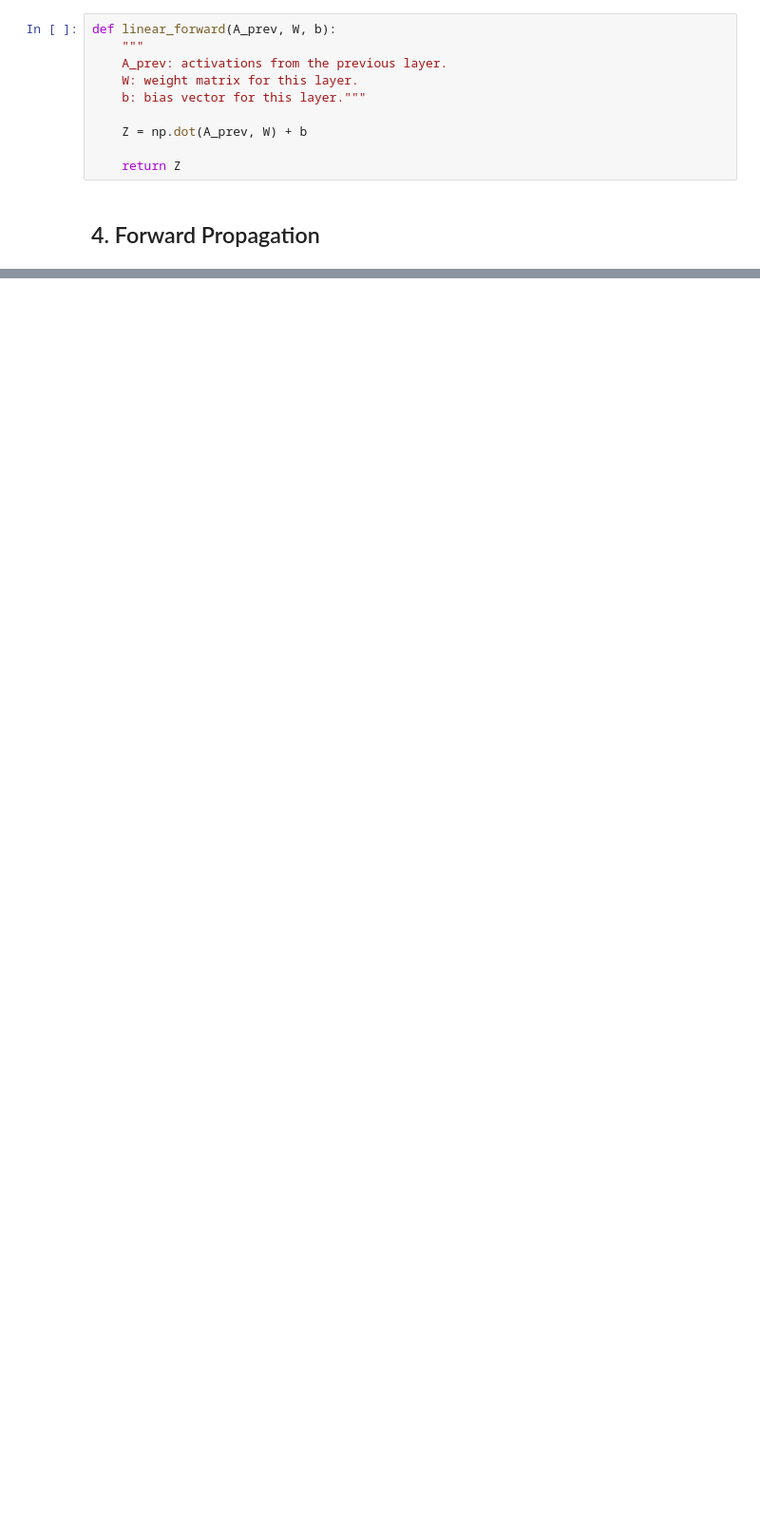
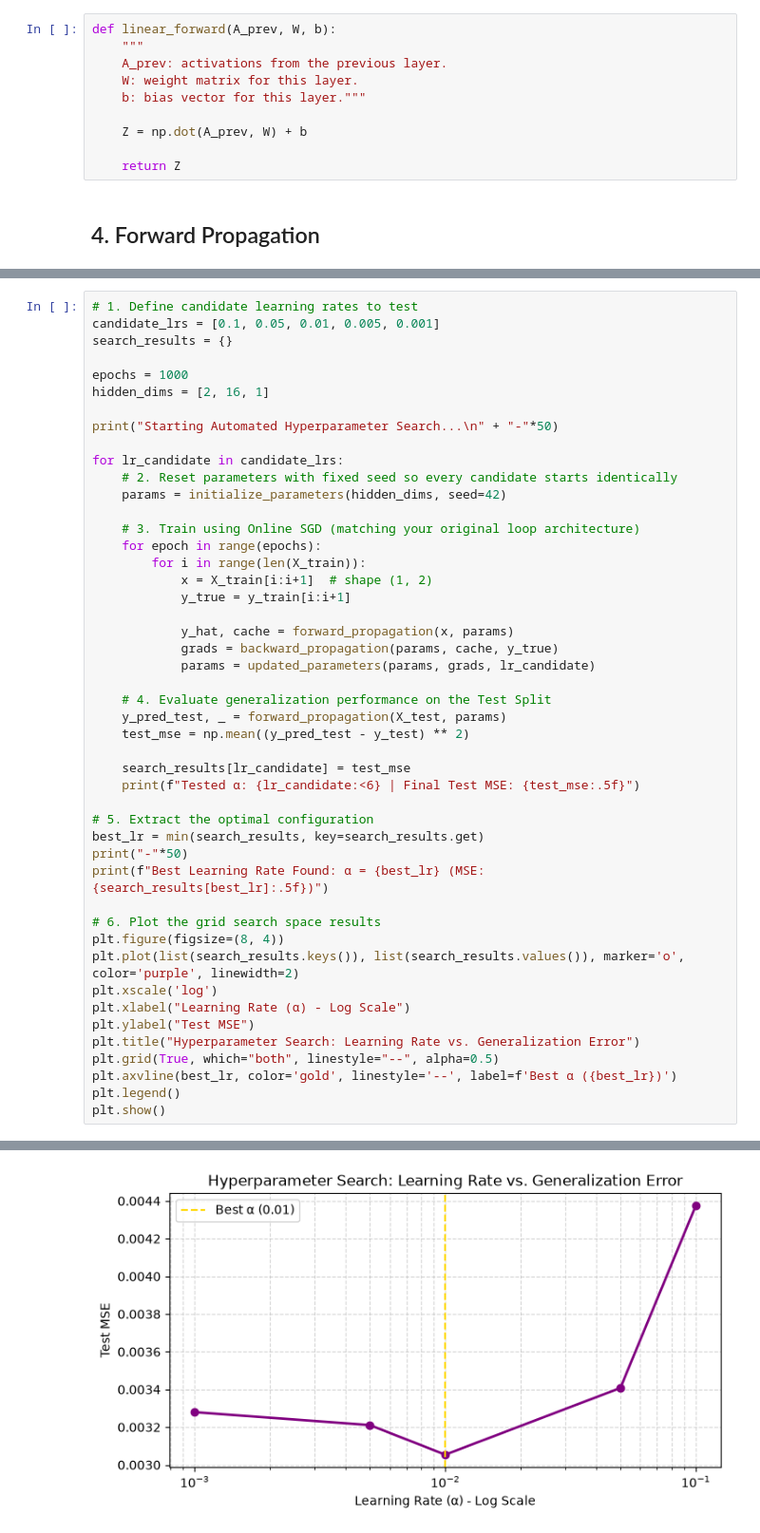
Before and after one commit to Arbaz-byte/DeepAres, a Jupyter notebook: Notebooks/05_MLP_Scratch.ipynb, the cells around one changed output, grey strips where cells are left out. Shown at 95% size. Drawn from its saved outputs; the diff is of its cells as text; blank space fills up the shorter version.

```diff
--- a/Notebooks/05_MLP_Scratch.ipynb
+++ b/Notebooks/05_MLP_Scratch.ipynb
@@ -135,0 +334,48 @@ Y predict :  [[0.43010921]]  |  (1, 1)
+# %%
+# 1. Define candidate learning rates to test
+candidate_lrs = [0.1, 0.05, 0.01, 0.005, 0.001]
+search_results = {}
+
+epochs = 1000
+hidden_dims = [2, 16, 1]
+
+print("Starting Automated Hyperparameter Search...\n" + "-"*50)
+
+for lr_candidate in candidate_lrs:
+    # 2. Reset parameters with fixed seed so every candidate starts identically
+    params = initialize_parameters(hidden_dims, seed=42)
+
+    # 3. Train using Online SGD (matching your original loop architecture)
+    for epoch in range(epochs):
+        for i in range(len(X_train)):
+            x = X_train[i:i+1]  # shape (1, 2)
+            y_true = y_train[i:i+1]
+
+            y_hat, cache = forward_propagation(x, params)
+            grads = backward_propagation(params, cache, y_true)
+            params = updated_parameters(params, grads, lr_candidate)
+
+    # 4. Evaluate generalization performance on the Test Split
+    y_pred_test, _ = forward_propagation(X_test, params)
+    test_mse = np.mean((y_pred_test - y_test) ** 2)
+
+    search_results[lr_candidate] = test_mse
+    print(f"Tested α: {lr_candidate:<6} | Final Test MSE: {test_mse:.5f}")
+
+# 5. Extract the optimal configuration
+best_lr = min(search_results, key=search_results.get)
+print("-"*50)
+print(f"Best Learning Rate Found: α = {best_lr} (MSE: {search_results[best_lr]:.5f})")
+
+# 6. Plot the grid search space results
+plt.figure(figsize=(8, 4))
+plt.plot(list(search_results.keys()), list(search_results.values()), marker='o', color='purple', linewidth=2)
+plt.xscale('log')
+plt.xlabel("Learning Rate (α) - Log Scale")
+plt.ylabel("Test MSE")
+plt.title("Hyperparameter Search: Learning Rate vs. Generalization Error")
+plt.grid(True, which="both", linestyle="--", alpha=0.5)
+plt.axvline(best_lr, color='gold', linestyle='--', label=f'Best α ({best_lr})')
+plt.legend()
+plt.show()
+# %% [output]
@@ -135,0 +391 @@ Y predict :  [[0.43010921]]  |  (1, 1)
+[figure, added]
```
Also changed, not shown: parts of 29 cells of this notebook.
